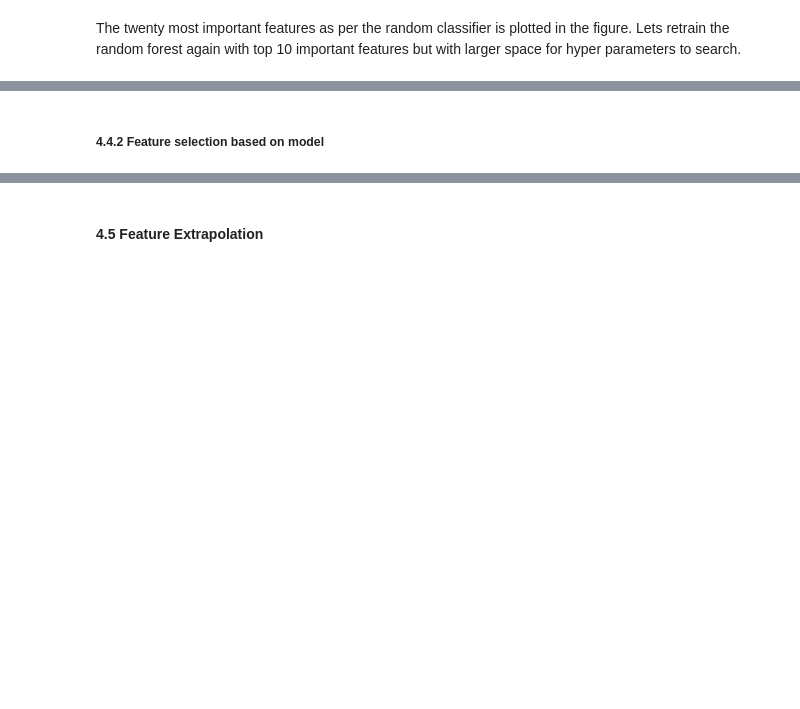
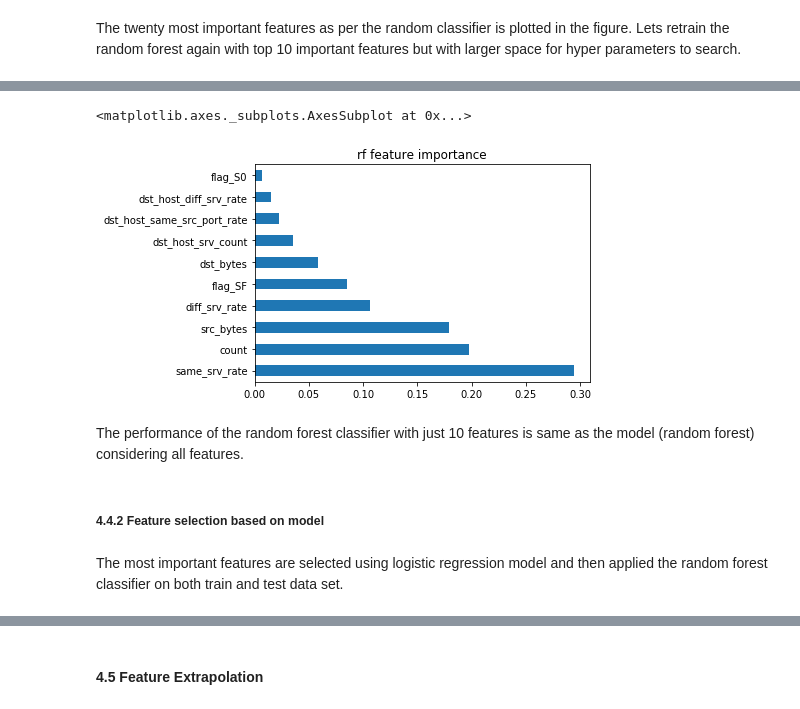
Before and after one commit to narendraparigi1987/ml_assignment, a Jupyter notebook: ML Network Intrusion - 20200311-naren_v02.ipynb, the cells around one changed output, grey strips where cells are left out. Cells and saved outputs as stored; diff of their text form; code cells hidden in the pictures; blank space fills up the shorter version.

```diff
--- a/ML Network Intrusion - 20200311-naren_v02.ipynb
+++ b/ML Network Intrusion - 20200311-naren_v02.ipynb
@@ -1075,3 +1101,13 @@ Make a remark on performance.
+# %%
+feat_importances = pd.Series(best_model.feature_importances_, index=X_train_dummies[imp_features].columns)
+feat_importances.nlargest(20).plot(kind='barh', title='rf feature importance')
+# %% [output]
+<matplotlib.axes._subplots.AxesSubplot at 0x...>
+[figure, added]
+# %% [markdown]
+The performance of the random forest classifier with just 10 features is same as the model (random forest) considering all features.
 # %% [markdown]
 ##### <a> 4.4.2 Feature selection based on model </a>
+# %% [markdown]
+The most important features are selected using logistic regression model and then applied the random forest classifier on both train and test data set.
 # %%
```
Also changed, not shown: parts of 20 cells of this notebook.
